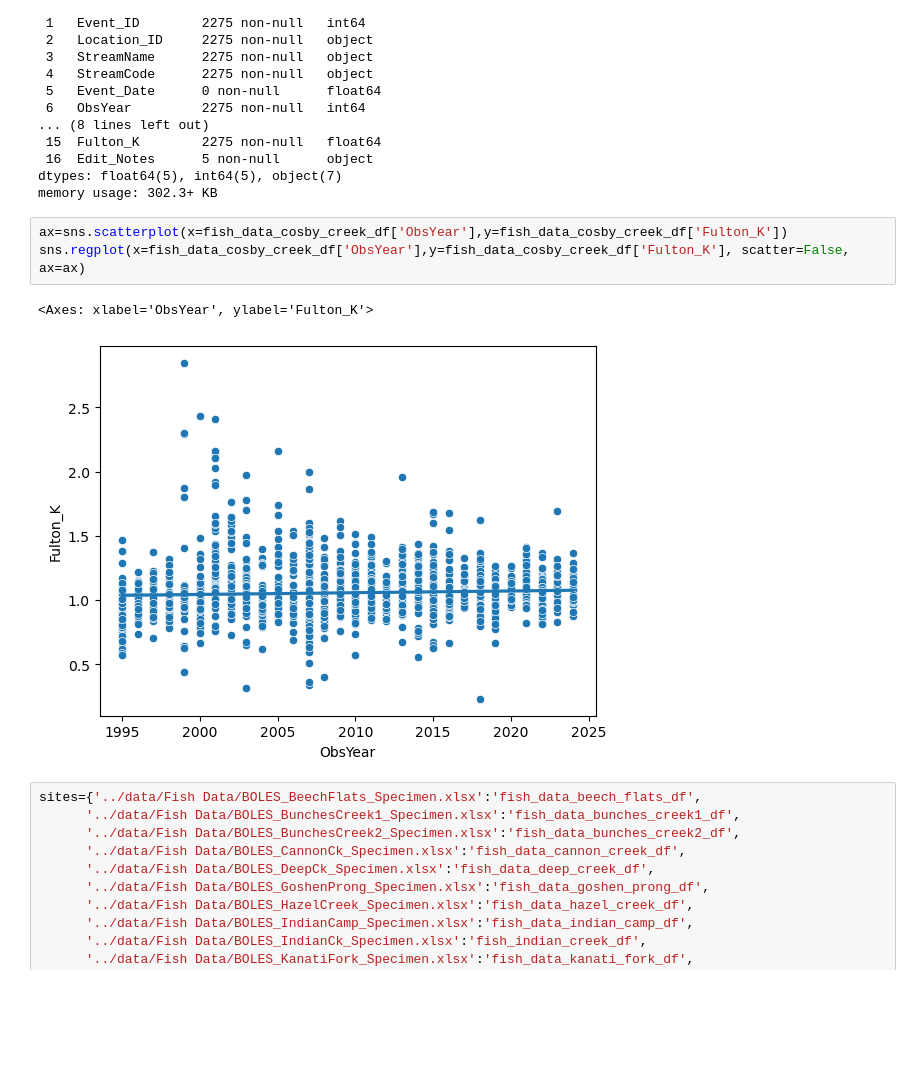
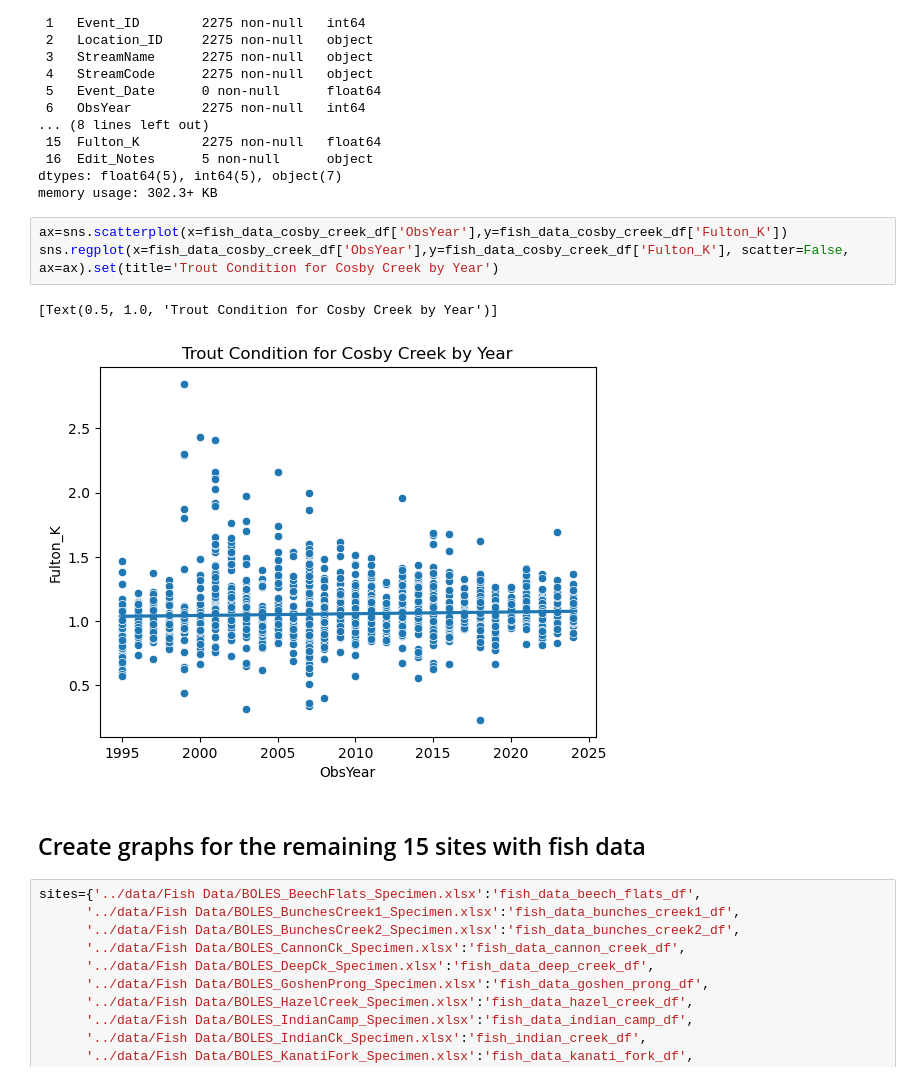
Before and after one commit to KarenBoles/Capstone-DA14, a Jupyter notebook: notebooks/Trout_Condition_Capstone.ipynb, the cells around one changed output. Saved outputs shown, nothing was run; the diff lists cells and outputs as text; blank space fills up the shorter version.

Commit message:
K over time graphs code plus start avg anc analysis

```diff
--- a/notebooks/Trout_Condition_Capstone.ipynb
+++ b/notebooks/Trout_Condition_Capstone.ipynb
@@ -147,10 +165,12 @@ dtypes: float64(5), int64(5), object(7)
 memory usage: 302.3+ KB
 # %%
 ax=sns.scatterplot(x=fish_data_cosby_creek_df['ObsYear'],y=fish_data_cosby_creek_df['Fulton_K'])
-sns.regplot(x=fish_data_cosby_creek_df['ObsYear'],y=fish_data_cosby_creek_df['Fulton_K'], scatter=False, ax=ax)
+sns.regplot(x=fish_data_cosby_creek_df['ObsYear'],y=fish_data_cosby_creek_df['Fulton_K'], scatter=False, ax=ax).set(title='Trout Condition for Cosby Creek by Year')
 # %% [output]
-<Axes: xlabel='ObsYear', ylabel='Fulton_K'>
+[Text(0.5, 1.0, 'Trout Condition for Cosby Creek by Year')]
-[figure, old version]
+[figure, new version]
+# %% [markdown]
+## Create graphs for the remaining 15 sites with fish data
 # %%
 sites={'../data/Fish Data/BOLES_BeechFlats_Specimen.xlsx':'fish_data_beech_flats_df',
       '../data/Fish Data/BOLES_BunchesCreek1_Specimen.xlsx':'fish_data_bunches_creek1_df',
```
Also changed, not shown: parts of 9 cells of this notebook.
